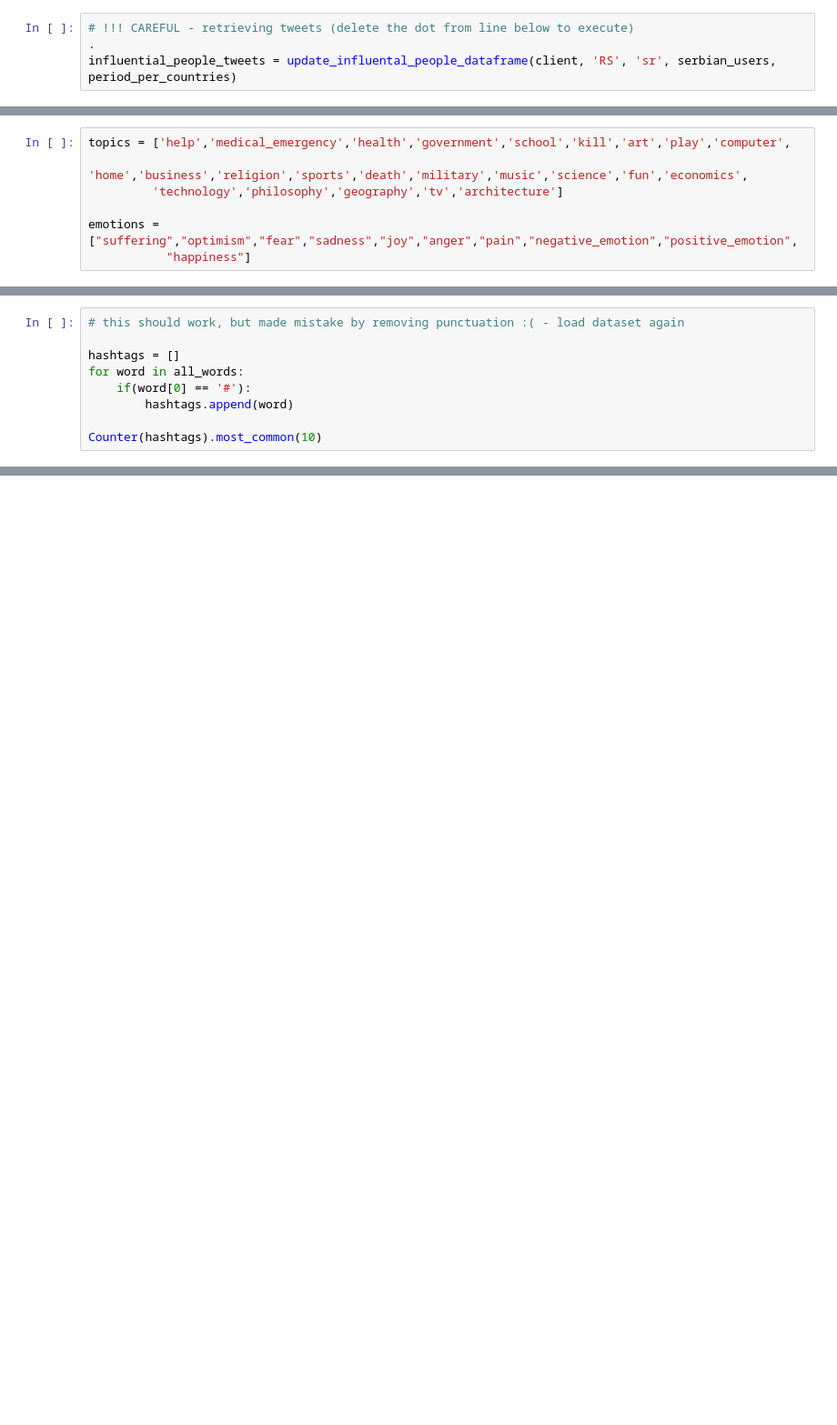
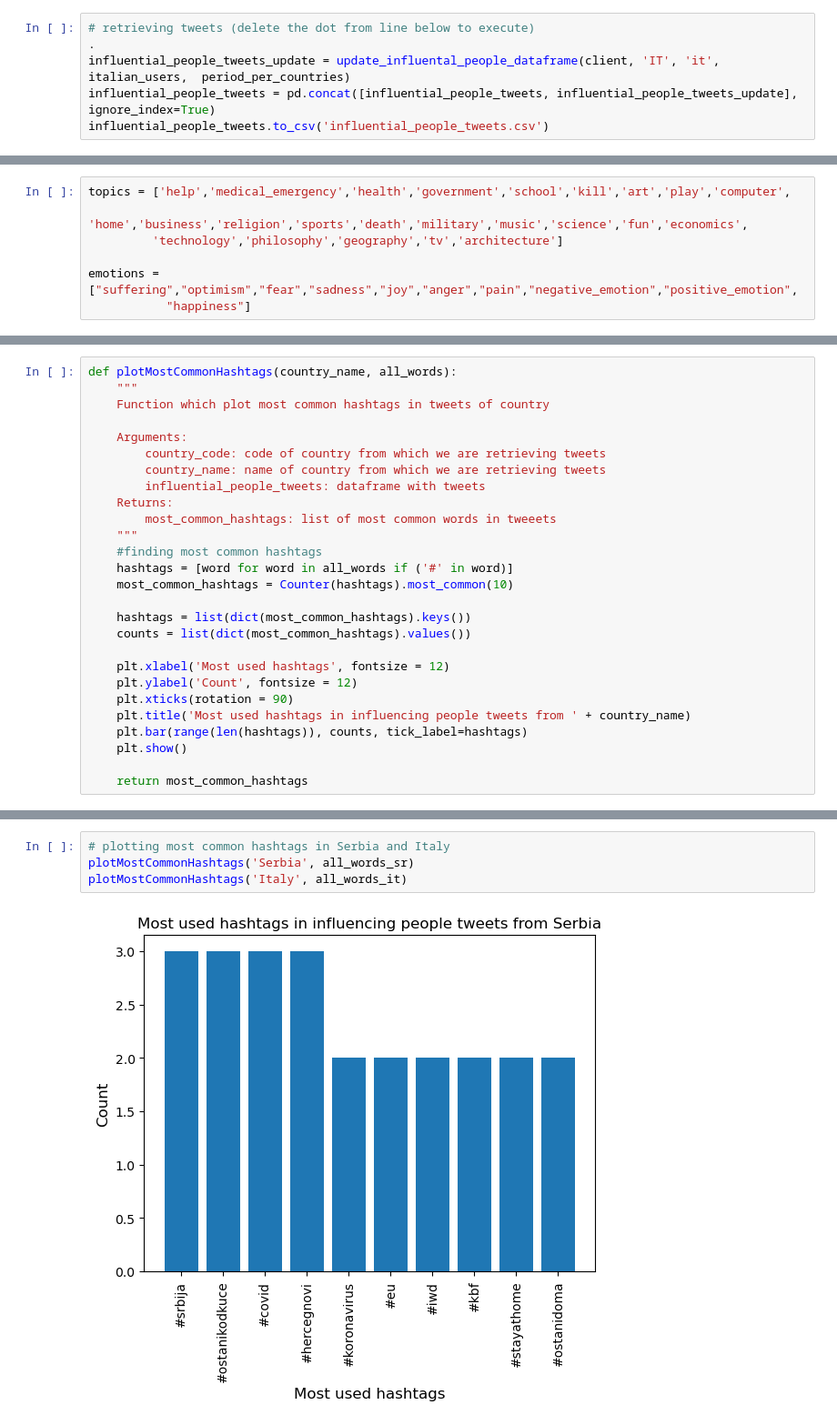
Before and after one commit to RiccardoBrioschi/The-pandemic-through-the-eyes-of-Internet, a Jupyter notebook: Influential_people_analysis.ipynb, the cells around one changed output, grey strips where cells are left out. Shown at 91% size. Saved outputs shown, nothing was run; the diff lists cells and outputs as text; blank space fills up the shorter version.

```diff
--- a/Influential_people_analysis.ipynb
+++ b/Influential_people_analysis.ipynb
@@ -169,4 +281,6 @@ def update_influental_people_dataframe(client, country_code, lang, users, dates)
 # %%
-# !!! CAREFUL - retrieving tweets (delete the dot from line below to execute)
+# retrieving tweets (delete the dot from line below to execute)
 .
-influential_people_tweets = update_influental_people_dataframe(client, 'RS', 'sr', serbian_users,  period_per_countries)
+influential_people_tweets_update = update_influental_people_dataframe(client, 'IT', 'it', italian_users,  period_per_countries)
+influential_people_tweets = pd.concat([influential_people_tweets, influential_people_tweets_update], ignore_index=True)
+influential_people_tweets.to_csv('influential_people_tweets.csv')
@@ -255,9 +434,27 @@ df.plot.bar(x='Word',y='Count')
 # %%
-# this should work, but made mistake by removing punctuation :( - load dataset again
+def plotMostCommonHashtags(country_name, all_words):
+    """
+    Function which plot most common hashtags in tweets of country
 
-hashtags = []
-for word in all_words:
-    if(word[0] == '#'):
-        hashtags.append(word)
+    Arguments:
+        country_code: code of country from which we are retrieving tweets
+        country_name: name of country from which we are retrieving tweets
+        influential_people_tweets: dataframe with tweets
+    Returns:
+        most_common_hashtags: list of most common words in tweeets
+    """
+    #finding most common hashtags
+    hashtags = [word for word in all_words if ('#' in word)]
+    most_common_hashtags = Counter(hashtags).most_common(10)
 
-Counter(hashtags).most_common(10)
+    hashtags = list(dict(most_common_hashtags).keys())
+    counts = list(dict(most_common_hashtags).values())
+
+    plt.xlabel('Most used hashtags', fontsize = 12)
+    plt.ylabel('Count', fontsize = 12)
+    plt.xticks(rotation = 90)
+    plt.title('Most used hashtags in influencing people tweets from ' + country_name)
+    plt.bar(range(len(hashtags)), counts, tick_label=hashtags)
+    plt.show()
+
+    return most_common_hashtags
@@ -265,0 +461,6 @@ Counter(hashtags).most_common(10)
+# %%
+# plotting most common hashtags in Serbia and Italy
+plotMostCommonHashtags('Serbia', all_words_sr)
+plotMostCommonHashtags('Italy', all_words_it)
+# %% [output]
+[figure, added]
```
Also changed, not shown: parts of 47 cells of this notebook.
